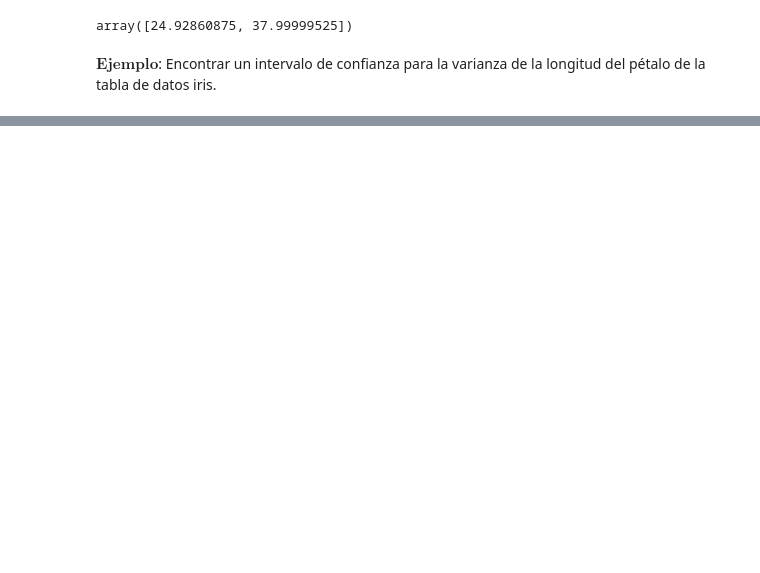
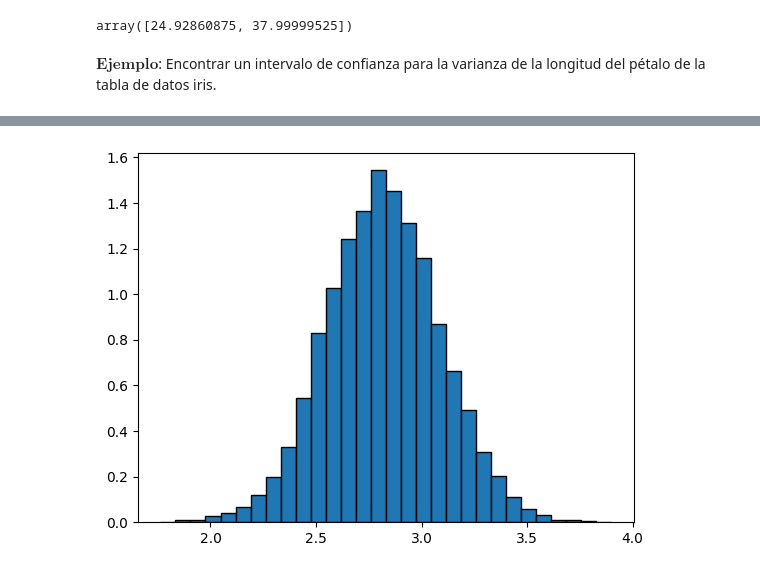
Before and after one commit to EdilbertoAntonio/ejercicios_maestria_icd, a Jupyter notebook: proba y est/Intervalos-Confianza.ipynb, the cells around one changed output, grey strips where cells are left out. Cells and saved outputs as stored; diff of their text form; code cells hidden in the pictures; blank space fills up the shorter version.

```diff
--- a/proba y est/Intervalos-Confianza.ipynb
+++ b/proba y est/Intervalos-Confianza.ipynb
@@ -404,3 +445,8 @@ array([3.155475  , 3.273275  , 2.93169722, ..., 3.28509722, 2.92616389,
+# %%
+plt.hist(dist_boot2, bins=30, density=True, edgecolor='black')
+plt.show()
+# %% [output]
+[figure, added]
 # %%
 cuantiles=np.quantile(a=dist_boot2, q=[0.025, 0.975])
 cuantiles
```
Also changed, not shown: parts of 14 cells of this notebook, 3 other files.
